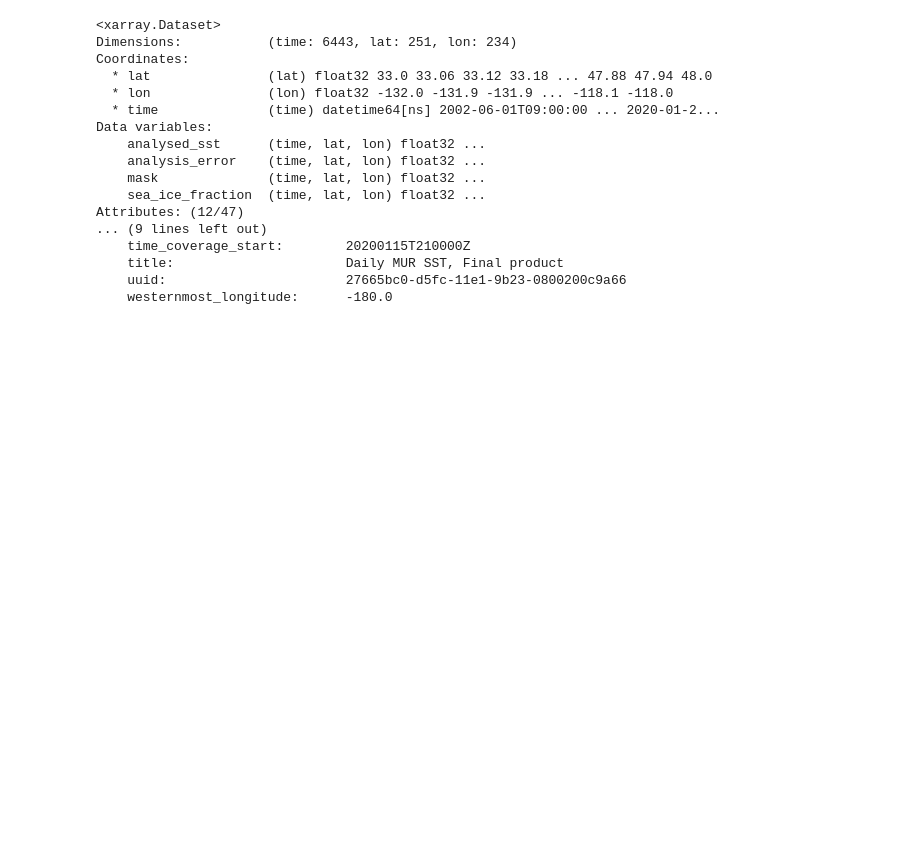
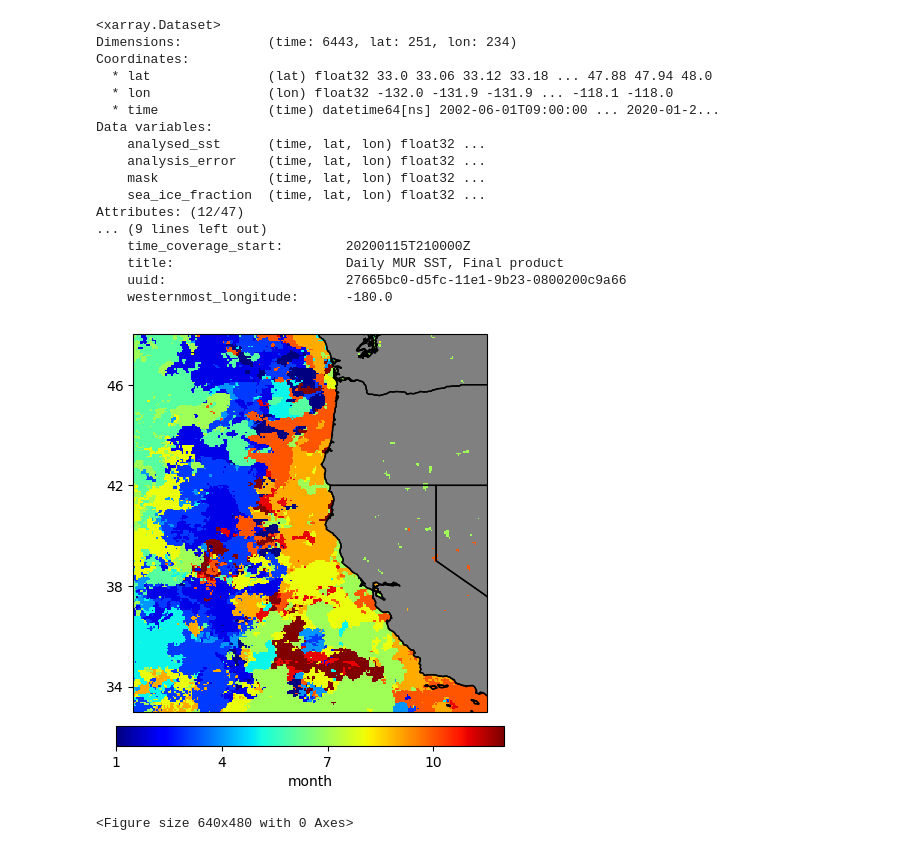
Before and after one commit to UCB-stat-159-s23/hw03-Group11, a Jupyter notebook: climate-Q05.ipynb, the cells around one changed output. Cells and saved outputs as stored; diff of their text form; code cells hidden in the pictures; blank space fills up the shorter version.

```diff
--- a/climate-Q05.ipynb
+++ b/climate-Q05.ipynb
@@ -44,27 +44,36 @@ Attributes: (12/47)
 # %%
 # select the time range (2002-July 2016) and group by day of year. calculate the maximum.
 ds1 = ds.analysed_sst.sel(time=slice("2002", "2016-07"))
-sst = ds1.groupby('time.dayofyear')#.max(skipna=True)
+sst = ds1.groupby(ds1.time.dt.dayofyear)
 # select the time range(2002-2012) and group by day of year. calculate the mean.
 ds2 = ds.analysed_sst.sel(time=slice("2002","2012"))
 sst_mean =  ds2.groupby(ds2.time.dt.dayofyear).mean(skipna=True)
 
 # calculate the anomalies
 anomalies = sst-sst_mean
-#ds2['max_anom'] = anomalies
+
 # find the maximum anomaly
 anomalies_max = anomalies.idxmax(dim='time').dt.month
 
 # plot the map
 fig = plt.figure(figsize=(10, 6))
-ax = fig.add_subplot(1, 1, 1, projection=crs)
+ax = fig.add_subplot(projection=crs)
 anoma_map = anomalies_max.plot(ax=ax, transform=crs,cmap='jet', add_colorbar=False)
 
 ax.coastlines("10m", color="k")
 ax.add_feature(cfeature.LAND, color="grey")
 ax.add_feature(cfeature.STATES.with_scale("10m"))
+ax.set_xlabel("")
+ax.set_xticks(range(138,123,8))
+ax.set_ylabel("")
+ax.set_yticks(range(34,47,4))
 # add colorbar
 cbar = plt.colorbar(anoma_map, location='bottom', shrink=0.5, pad=0.03)
 cbar.set_label('month')
+
 cbar.set_ticks([1, 4, 7,10])
+plt.show()
 plt.savefig('outputs/Q05.png');
+# %% [output]
+[figure, added]
+<Figure size 640x480 with 0 Axes>
```
